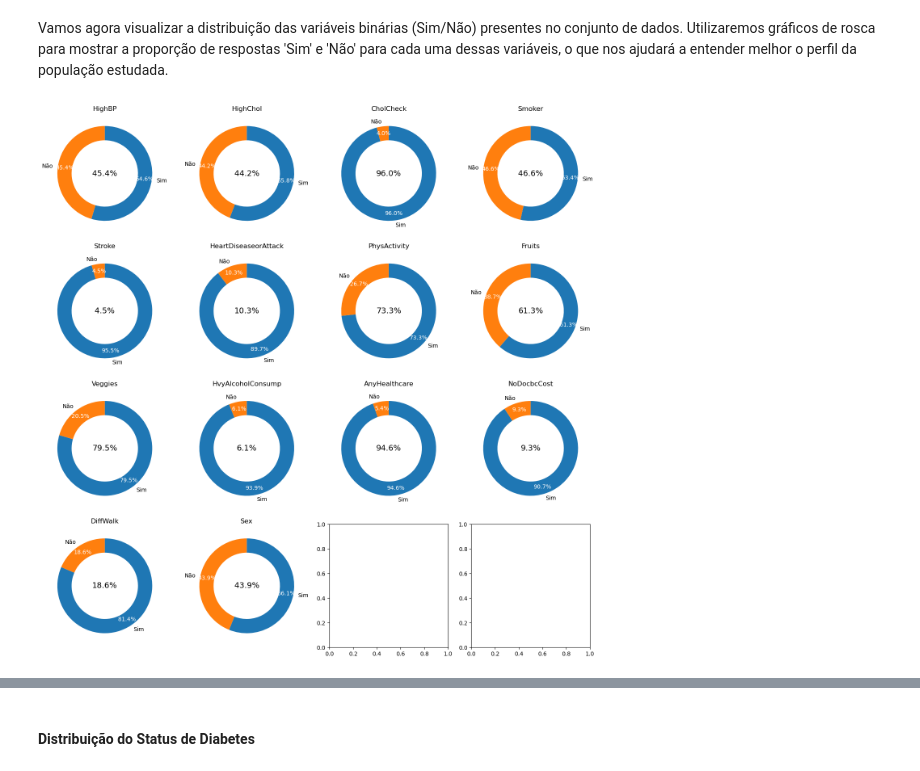
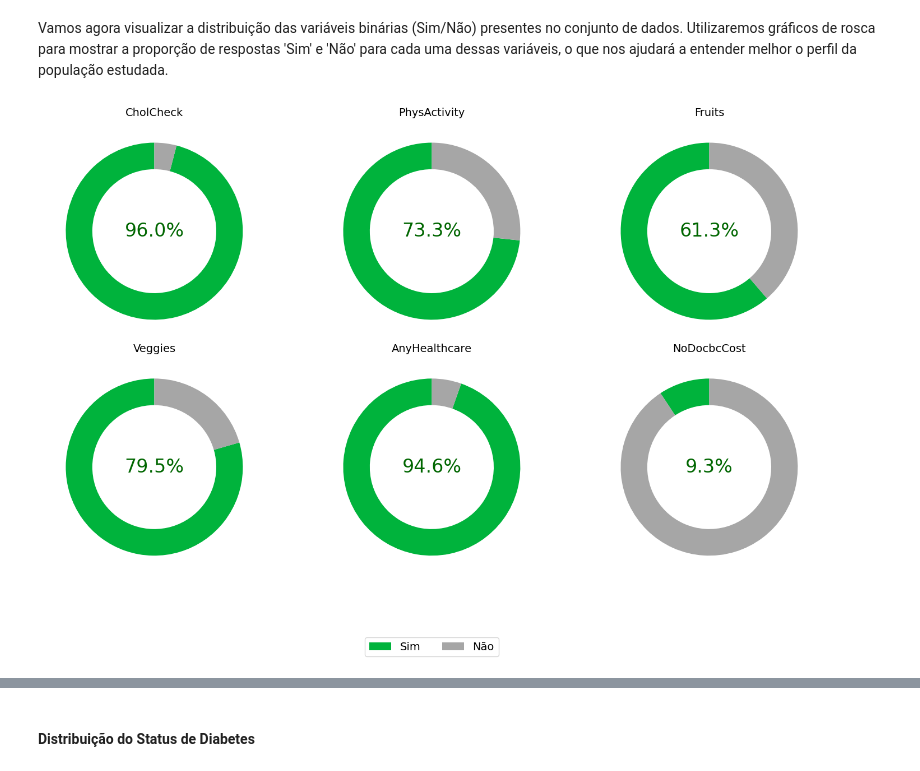
Before and after one commit to GN0Ber/2024-SP03-DATA-SCIENCE, a Jupyter notebook: SP03.ipynb, the cells around one changed output, grey strips where cells are left out. Saved outputs shown, nothing was run; the diff lists cells and outputs as text; code cells hidden in the pictures.

```diff
--- a/SP03.ipynb
+++ b/SP03.ipynb
@@ -517,42 +521,61 @@ A partir dessa mudança, os gráficos e análises serão mais fáceis de interpr
 # %% [markdown]
 Vamos agora visualizar a distribuição das variáveis binárias (Sim/Não) presentes no conjunto de dados. Utilizaremos gráficos de rosca para mostrar a proporção de respostas 'Sim' e 'Não' para cada uma dessas variáveis, o que nos ajudará a entender melhor o perfil da população estudada.
 # %%
-# Lista de variáveis binárias a serem usadas no gráfico de rosca
-binary_variables = ['HighBP', 'HighChol', 'CholCheck', 'Smoker', 'Stroke', 'HeartDiseaseorAttack',
-                    'PhysActivity', 'Fruits', 'Veggies', 'HvyAlcoholConsump', 'AnyHealthcare',
-                    'NoDocbcCost', 'DiffWalk', 'Sex']
+# Redefinir as variáveis e a função para gerar o gráfico, e em seguida executá-lo
 
-# Função para preparar o gráfico de rosca
-def plot_doughnut(variable, ax):
-    # Calcular a contagem de cada variável binária
-    counts = df[variable].value_counts()
-    labels = ['Sim', 'Não']
+# Definir as variáveis binárias saudáveis que devem ser incluídas no painel
+healthy_behavior_columns = ['CholCheck', 'PhysActivity', 'Fruits', 'Veggies', 'AnyHealthcare', 'NoDocbcCost']
 
-    # Criar o gráfico de pizza (rosca)
-    wedges, texts, autotexts = ax.pie(counts, labels=labels, autopct='%1.1f%%', startangle=90, counterclock=False,
-                                      wedgeprops=dict(width=0.3), pctdistance=0.85)
+# Cores para o gráfico
+lighter_green = '#00b33c'  # Verde mais claro para "Sim"
+lighter_grey = '#a6a6a6'   # Cinza claro para "Não"
+darker_green = '#006600'   # Verde mais escuro para o número central
 
-    # Personalizar a aparência do gráfico
-    for autotext in autotexts:
-        autotext.set_color('white')
-        autotext.set_fontsize(10)
+# Função para gerar os gráficos de rosca com os ajustes solicitados
+def plot_multiple_donut_charts_custom(columns, df):
+    # Definir o número de colunas e linhas automaticamente baseado na quantidade de variáveis
+    n_cols = 3
+    n_rows = (len(columns) + n_cols - 1) // n_cols
 
-    ax.set_title(variable, size=12)
-    ax.text(0, 0, f"{counts[1] / counts.sum():.1%}", ha='center', va='center', fontsize=14, color="black")
+    # Criar subplots ajustados
+    fig, axes = plt.subplots(n_rows, n_cols, figsize=(15, n_rows * 5))
+    axes = axes.ravel()
 
-# Criar subplots para múltiplos gráficos de rosca
-fig, axes = plt.subplots(4, 4, figsize=(14, 14))
-axes = axes.flatten()
+    # Loop através de cada coluna e criação dos gráficos de rosca
+    for idx, column in enumerate(columns):
+        # Cálculo da contagem de 1s (Sim) e 0s (Não)
+        counts = df[column].value_counts()
+        sizes = [counts.get(1, 0), counts.get(0, 0)]
 
-# Criar o gráfico de rosca para cada variável binária
-for i, var in enumerate(binary_variables):
-    plot_doughnut(var, axes[i])
+        # Definir cores: verde mais claro para 'Sim' e cinza claro para 'Não'
+        colors = [lighter_green, lighter_grey]
 
-# Ajustar o layout
-plt.tight_layout()
+        # Criar gráfico de pizza com um buraco no centro (gráfico de rosca)
+        axes[idx].pie(sizes, labels=['', ''], autopct='', startangle=90, colors=colors, wedgeprops={'width': 0.3})
 
-# Exibir o gráfico
-plt.show()
+        # Adicionar a porcentagem no centro do gráfico para 'Sim' com o verde mais escuro
+        total = sum(sizes)
+        if total > 0:
+            percentage = (sizes[0] / total) * 100
+            axes[idx].text(0, 0, f'{percentage:.1f}%', color=darker_green, fontsize=24, ha='center', va='center')
+
+        # Definir título como o nome da coluna
+        axes[idx].set_title(f'{column}', fontsize=14)
+
+    # Remover subplots vazios
+    for i in range(len(columns), len(axes)):
+        fig.delaxes(axes[i])
+
+    # Adicionar legenda no rodapé
+    fig.legend(['Sim', 'Não'], loc='lower center', fontsize=14, ncol=2)
+
+    # Ajustar layout e espaço para a legenda no rodapé
+    plt.tight_layout()
+    plt.subplots_adjust(bottom=0.15)
+    plt.show()
+
+# Gerar os gráficos de rosca com as customizações solicitadas para as colunas de comportamento saudável
+plot_multiple_donut_charts_custom(healthy_behavior_columns, df)
 # %% [output]
-[figure, old version]
+[figure, new version]
 # %% [markdown]
```
Also changed, not shown: parts of 5 cells of this notebook, 4 other files.
